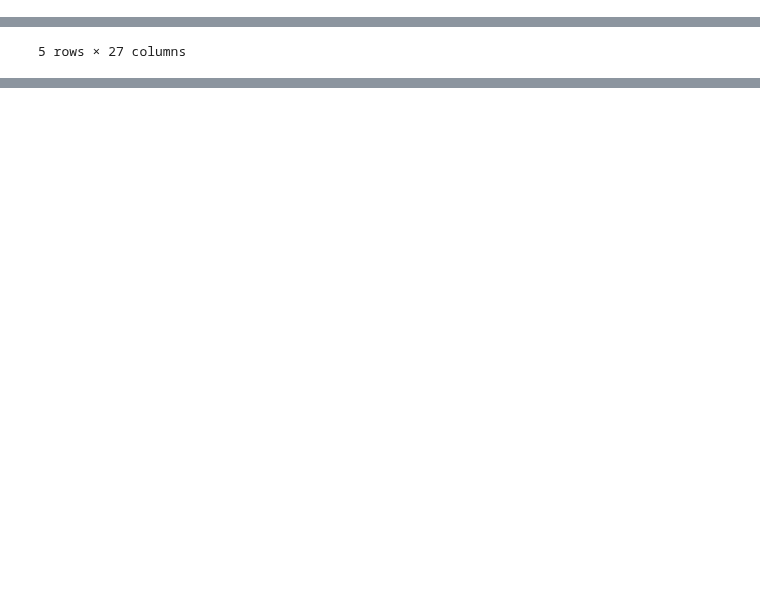
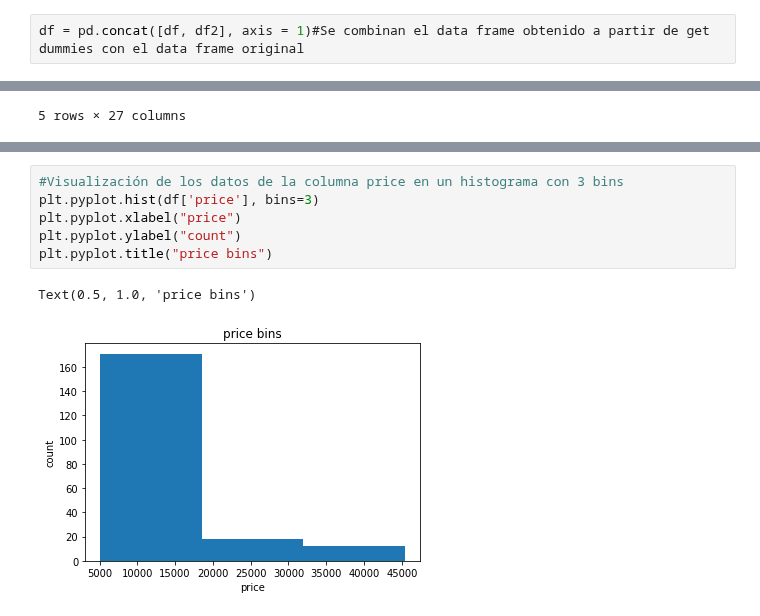
Before and after one commit to PosgradoMNA/actividades-de-aprendizaje-murasakiw, a Jupyter notebook: Semana5_Data_Analysis_with_Python.ipynb, the cells around one changed output, grey strips where cells are left out. Saved outputs shown, nothing was run; the diff lists cells and outputs as text; blank space fills up the shorter version.

```diff
--- a/Semana5_Data_Analysis_with_Python.ipynb
+++ b/Semana5_Data_Analysis_with_Python.ipynb
@@ -220,0 +215,2 @@ pd.get_dummies(df['fuel_type']) #El método get_dummies automáticamente genera
+# %%
+df = pd.concat([df, df2], axis = 1)#Se combinan el data frame obtenido a partir de get dummies con el data frame original
@@ -245,0 +264,9 @@ df.head()
+# %%
+#Visualización de los datos de la columna price en un histograma con 3 bins
+plt.pyplot.hist(df['price'], bins=3)
+plt.pyplot.xlabel("price")
+plt.pyplot.ylabel("count")
+plt.pyplot.title("price bins")
+# %% [output]
+Text(0.5, 1.0, 'price bins')
+[figure, added]
```
Also changed, not shown: parts of 4 cells of this notebook.
